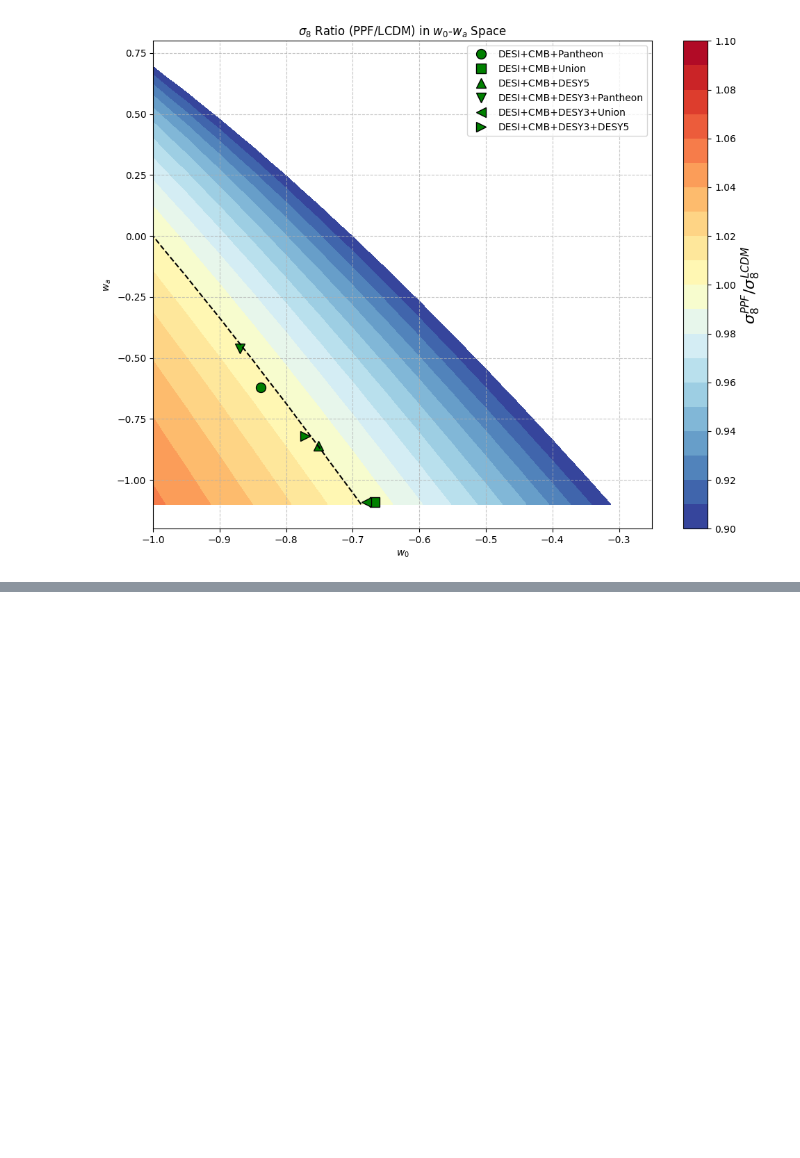
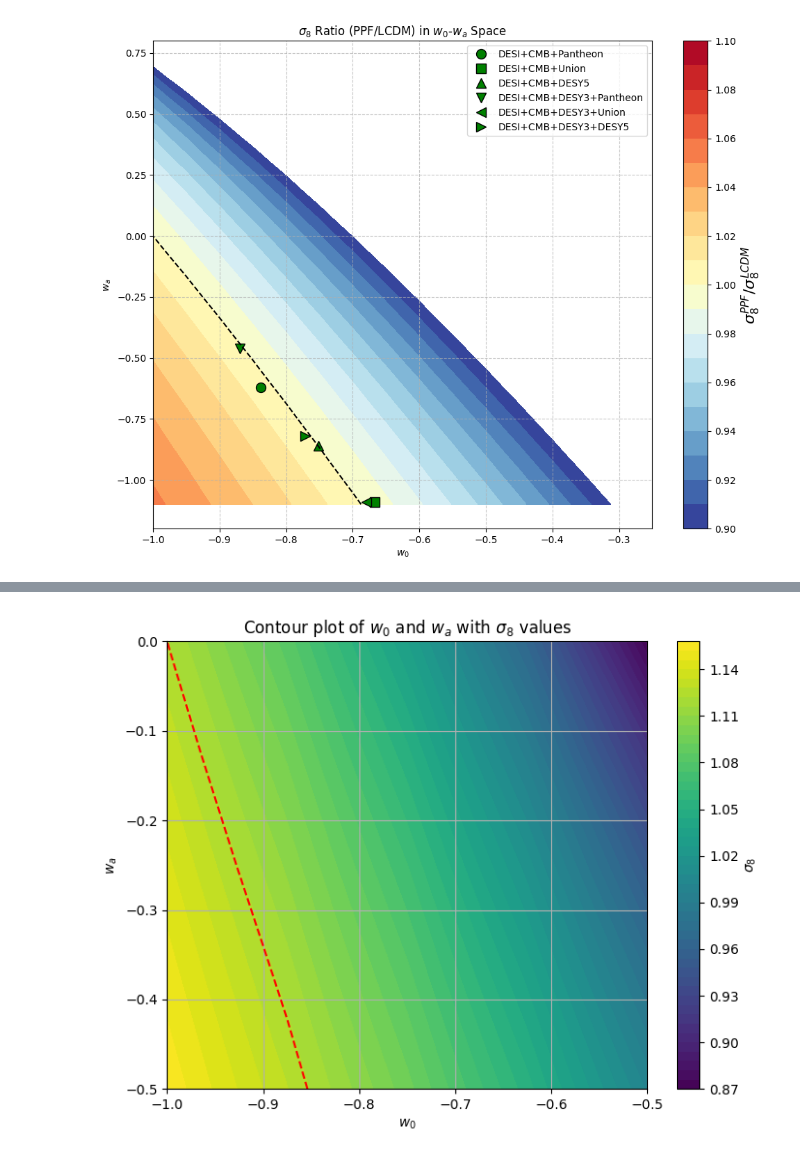
Before and after one commit to santiagocasas/clapp, a Jupyter notebook: notebooks/cosmology_validation.ipynb, the cells around one changed output, grey strips where cells are left out. Saved outputs shown, nothing was run; the diff lists cells and outputs as text; code cells hidden in the pictures; blank space fills up the shorter version.

```diff
--- a/notebooks/cosmology_validation.ipynb
+++ b/notebooks/cosmology_validation.ipynb
@@ -907,0 +1027,75 @@ Ratio at w0=-0.771, wa=-0.82: 1.002
+# %%
+import numpy as np
+import matplotlib.pyplot as plt
+from classy import Class
+
+# Define Planck parameters for LCDM
+params_LCDM = {
+    'output': 'mPk',
+    'omega_b': 0.022,
+    'omega_cdm': 0.120,
+    'h': 0.674,
+    'Omega_k': 0.0,
+    'YHe': 0.24,  # Set a fixed value for the primordial helium fraction
+    'N_ur': 0,    # Number of massless neutrino species
+    'N_ncdm': 0,  # Number of non-cold dark matter species
+}
+
+# Create a CLASS instance for LCDM to get the reference sigma8
+lcdm = Class()
+lcdm.set(params_LCDM)
+lcdm.compute()
+sigma8_LCDM = lcdm.sigma8()
+lcdm.struct_cleanup()
+lcdm.empty()
+
+# Create a grid of w0 and wa values
+w0_values = np.linspace(-1, -0.5, 5)  # Adjust w0 to be less than -0.5
+wa_values = np.linspace(-0.5, 0, 5)   # Adjust wa to a reasonable range
+sigma8_values = np.zeros((len(w0_values), len(wa_values)))
+
+# Compute sigma8 for each (w0, wa) combination
+for i, w0 in enumerate(w0_values):
+    for j, wa in enumerate(wa_values):
+        params = {
+            'output': 'mPk',
+            'omega_b': 0.022,
+            'omega_cdm': 0.120,
+            'h': 0.674,
+            'YHe': 0.24,  # Same fixed value for helium fraction
+            'w0_fld': w0,
+            'wa_fld': wa,
+            'Omega_Lambda': 0.0,  # No cosmological constant
+            'N_ur': 0.0,  # Neutrinos
+            'N_ncdm': 0,  # No non-cold dark matter
+            'k_output_values': '0.01'  # Output for k=0.01 h/Mpc
+        }
+
+        # Create a CLASS instance for the current w0, wa
+        cosmo = Class()
+        cosmo.set(params)
+        cosmo.compute()
+
+        # Store the computed sigma8
+        sigma8_values[i, j] = cosmo.sigma8()
+
+        # Clean up
+        cosmo.struct_cleanup()
+        cosmo.empty()
+
+# Create a contour plot
+plt.figure(figsize=(8, 6))
+contour = plt.contourf(w0_values, wa_values, sigma8_values.T, levels=50, cmap='viridis')
+plt.colorbar(contour, label=r'$\sigma_8$')
+plt.contour(w0_values, wa_values, sigma8_values.T, levels=[sigma8_LCDM], colors='red', linestyles='dashed')
+plt.title('Contour plot of $w_0$ and $w_a$ with $\sigma_8$ values')
+plt.xlabel(r'$w_0$')
+plt.ylabel(r'$w_a$')
+plt.axhline(0, color='gray', lw=0.5, ls='--')
+plt.axvline(0, color='gray', lw=0.5, ls='--')
+plt.xlim(-1, -0.5)
+plt.ylim(-0.5, 0)
+plt.grid()
+plt.show()
+# %% [output]
+[figure, added]
```
Also changed, not shown: parts of 8 cells of this notebook, 7 other files.
